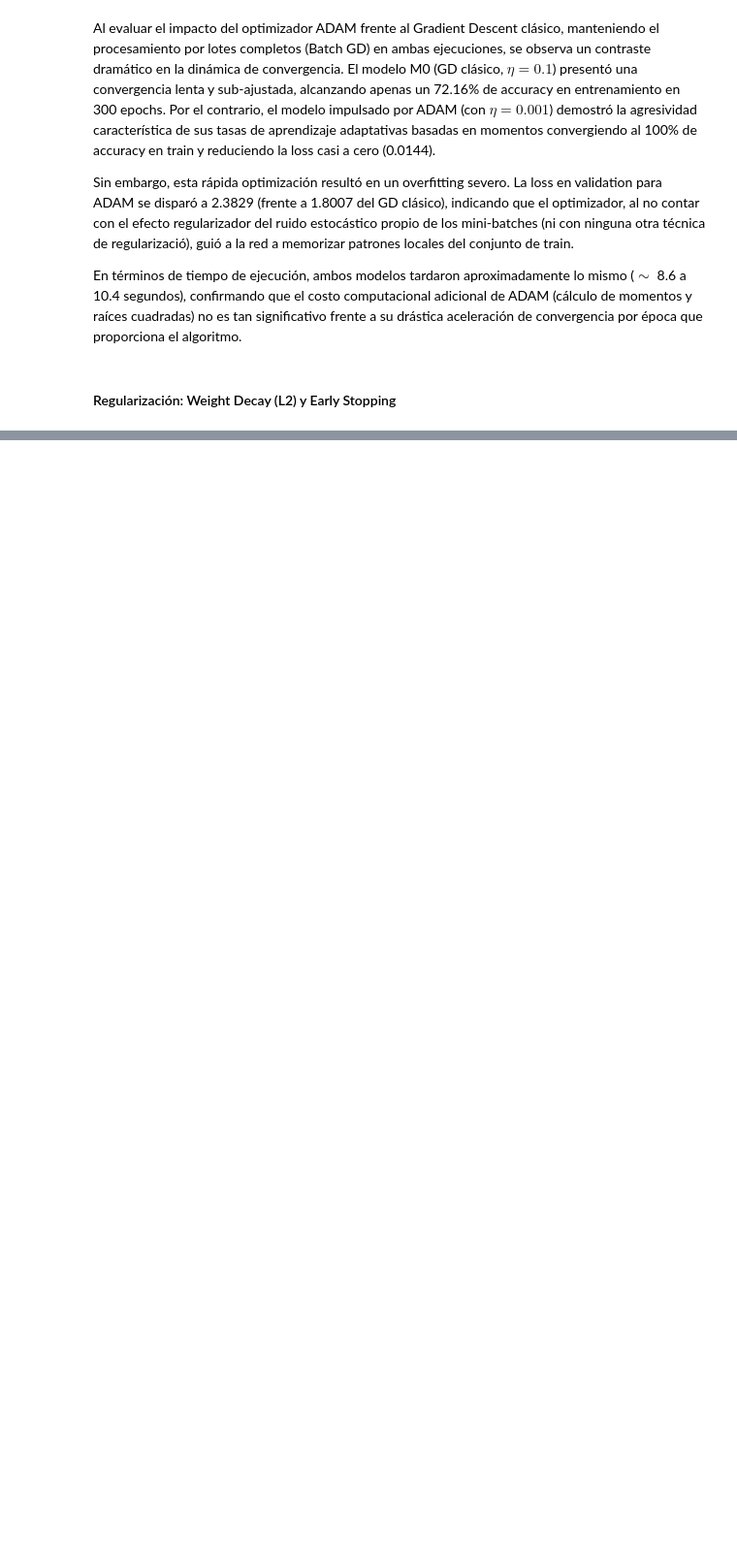
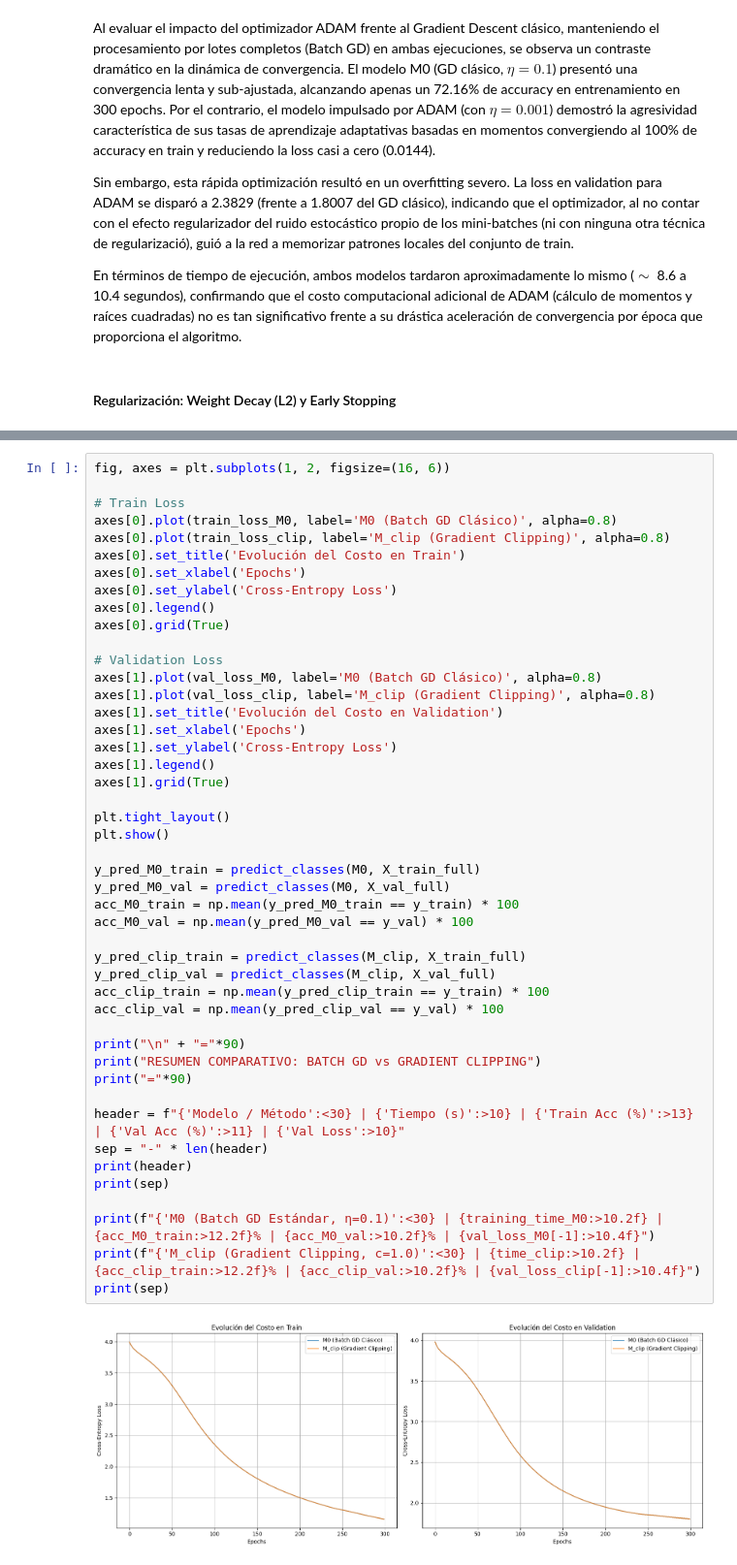
Before and after one commit to Santicar575/TP3_ML_Redes_Neuronales, a Jupyter notebook: notebooks/Entrega_TP3.ipynb, the cells around one changed output, grey strips where cells are left out. Shown at 97% size. Cells and saved outputs as stored; diff of their text form; blank space fills up the shorter version.

```diff
--- a/notebooks/Entrega_TP3.ipynb
+++ b/notebooks/Entrega_TP3.ipynb
@@ -1171,0 +1264,48 @@ La evaluación comparativa de regularizadores sobre el optimizador ADAM revela d
+# %%
+fig, axes = plt.subplots(1, 2, figsize=(16, 6))
+
+# Train Loss
+axes[0].plot(train_loss_M0, label='M0 (Batch GD Clásico)', alpha=0.8)
+axes[0].plot(train_loss_clip, label='M_clip (Gradient Clipping)', alpha=0.8)
+axes[0].set_title('Evolución del Costo en Train')
+axes[0].set_xlabel('Epochs')
+axes[0].set_ylabel('Cross-Entropy Loss')
+axes[0].legend()
+axes[0].grid(True)
+
+# Validation Loss
+axes[1].plot(val_loss_M0, label='M0 (Batch GD Clásico)', alpha=0.8)
+axes[1].plot(val_loss_clip, label='M_clip (Gradient Clipping)', alpha=0.8)
+axes[1].set_title('Evolución del Costo en Validation')
+axes[1].set_xlabel('Epochs')
+axes[1].set_ylabel('Cross-Entropy Loss')
+axes[1].legend()
+axes[1].grid(True)
+
+plt.tight_layout()
+plt.show()
+
+y_pred_M0_train = predict_classes(M0, X_train_full)
+y_pred_M0_val = predict_classes(M0, X_val_full)
+acc_M0_train = np.mean(y_pred_M0_train == y_train) * 100
+acc_M0_val = np.mean(y_pred_M0_val == y_val) * 100
+
+y_pred_clip_train = predict_classes(M_clip, X_train_full)
+y_pred_clip_val = predict_classes(M_clip, X_val_full)
+acc_clip_train = np.mean(y_pred_clip_train == y_train) * 100
+acc_clip_val = np.mean(y_pred_clip_val == y_val) * 100
+
+print("\n" + "="*90)
+print("RESUMEN COMPARATIVO: BATCH GD vs GRADIENT CLIPPING")
+print("="*90)
+
+header = f"{'Modelo / Método':<30} | {'Tiempo (s)':>10} | {'Train Acc (%)':>13} | {'Val Acc (%)':>11} | {'Val Loss':>10}"
+sep = "-" * len(header)
+print(header)
+print(sep)
+
+print(f"{'M0 (Batch GD Estándar, η=0.1)':<30} | {training_time_M0:>10.2f} | {acc_M0_train:>12.2f}% | {acc_M0_val:>10.2f}% | {val_loss_M0[-1]:>10.4f}")
+print(f"{'M_clip (Gradient Clipping, c=1.0)':<30} | {time_clip:>10.2f} | {acc_clip_train:>12.2f}% | {acc_clip_val:>10.2f}% | {val_loss_clip[-1]:>10.4f}")
+print(sep)
+# %% [output]
+[figure, added]
```
Also changed, not shown: parts of 28 cells of this notebook, 2 other files.
